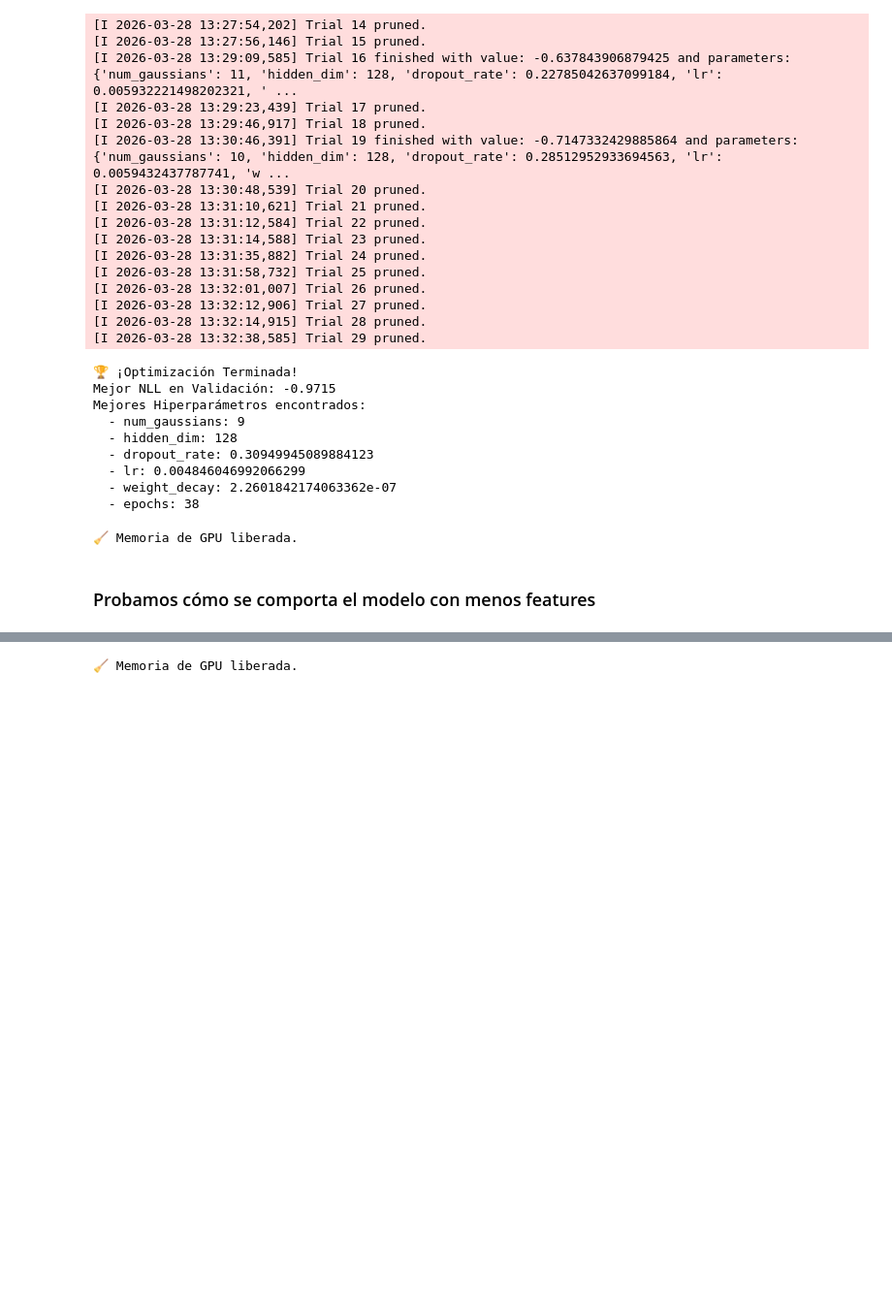
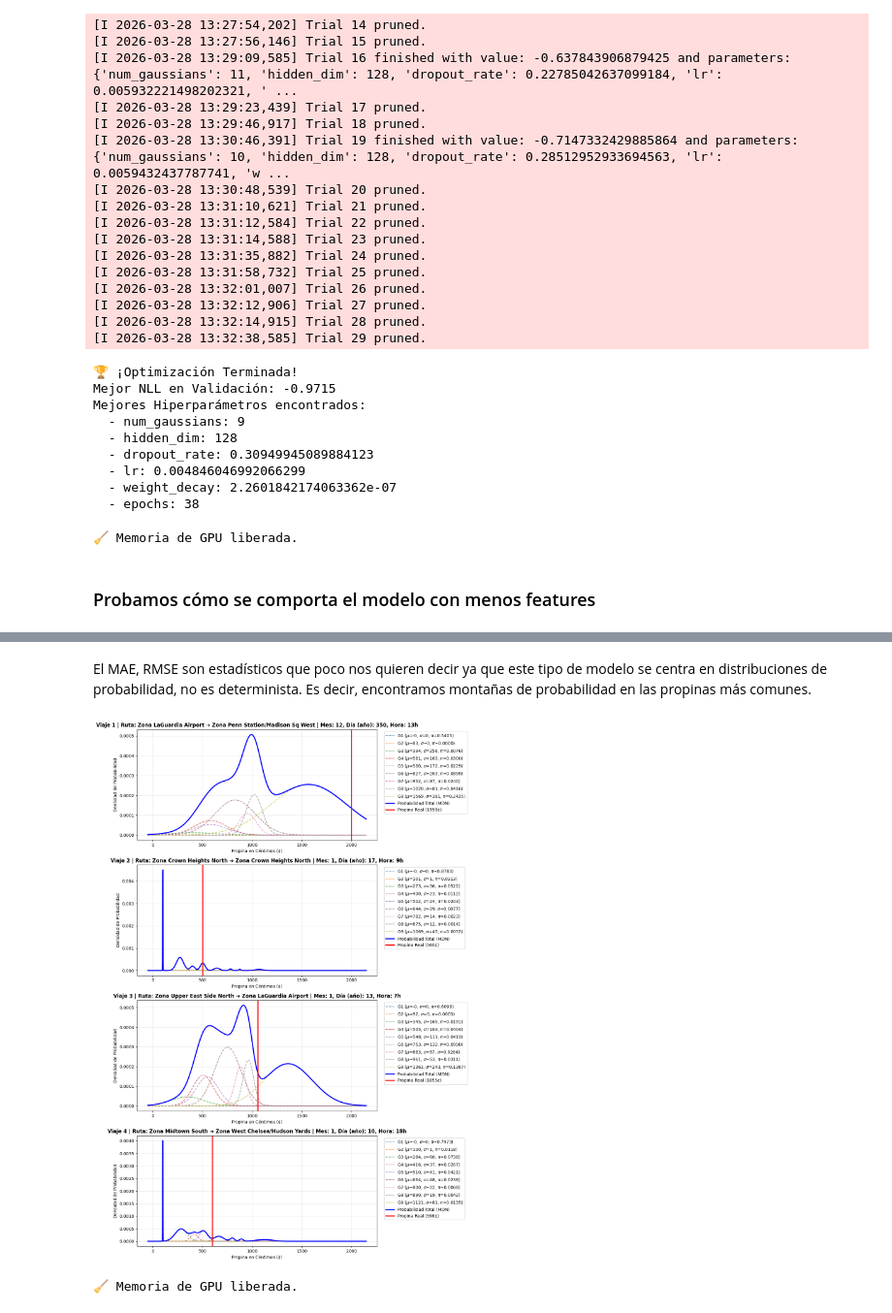
Before and after one commit to danpanto/NyFlow, a Jupyter notebook: models/tip_mdn_model.ipynb, the cells around one changed output, grey strips where cells are left out. Shown at 97% size. Drawn from its saved outputs; the diff is of its cells as text; code cells hidden in the pictures; blank space fills up the shorter version.

Commit message:
Añade modelo final tip guardado como pesos pth

```diff
--- a/models/tip_mdn_model.ipynb
+++ b/models/tip_mdn_model.ipynb
@@ -242,4 +242,22 @@ def entrenar(num_cols, cat_vocab_sizes, cat_cols, temp_cols, target_col = ["tip_
 
 
     return modelo
+# %%
+# --- PREPARACIÓN ---
+# variables Numéricas (16 columnas) -> Irán al StandardScaler interno
+num_cols = [
+    'pickup_latitude', 'pickup_longitude', 'dropoff_latitude', 'dropoff_longitude',
+    'pickup_dist_nyc', 'dropoff_dist_nyc', 'pickup_dist_chp', 'dropoff_dist_chp',
+    'pickup_dist_exp', 'dropoff_dist_exp', 'distance', 'direction',
+    'trip_duration_min', 'adj_dist', 'diff_eta', 'delay_ratio'
+]
+
+# variables Categóricas (4 columnas) -> Irán a las capas de Embedding
+cat_vocab_sizes = {'PULocationID': 264, 'DOLocationID': 264, 'payment_type': 8, 'VendorID': 5}
+cat_cols = list(cat_vocab_sizes.keys())
+
+# variables Temporales (4 columnas) -> Irán a la transformación Seno/Coseno
+temp_cols = ['month', 'dayofyear', 'weekday', 'hour']
+
+target_col = ["tip_amount"]
 # %%
@@ -810,0 +886,2 @@ NameError: name 'm3' is not defined
+# %%
+modelo_final = cargar_modelo_mdn(TaxiTipMDN, "mdn_opt_['distance', 'direction', 'trip_duration_min']")
@@ -811,3 +964,42 @@ NameError: name 'm3' is not defined
+# %% [markdown]
+El MAE, RMSE son estadísticos que poco nos quieren decir ya que este tipo de modelo se centra en distribuciones de probabilidad, no es determinista. Es decir, encontramos montañas de probabilidad en las propinas más comunes.
+# %%
+x_num_test = torch.tensor(df_test.select(num_cols_final).to_numpy(), dtype=torch.float32, device=device)
+x_temp_test = torch.tensor(df_test.select(temp_cols).to_numpy(), dtype=torch.float32, device=device)
+target_test = torch.tensor(df_test.select(target_col).to_numpy(), dtype=torch.float32, device=device)
+cat_data_test = {col: torch.tensor(df_test[col].to_numpy(), dtype=torch.long, device=device) for col in cat_cols}
+
+
+mascara_propinas = (target_test.squeeze() > 300)
+
+x_num_con_propina = x_num_test[mascara_propinas]
+x_temp_con_propina = x_temp_test[mascara_propinas]
+target_con_propina = target_test[mascara_propinas]
+
+cat_con_propina = {
+    col: tensor[mascara_propinas]
+    for col, tensor in cat_data_test.items()
+}
+
+plot_mdn_predictions_real(
+    modelo_final,
+    x_num_con_propina[:4],
+    {k: v[:4] for k, v in cat_con_propina.items()},
+    x_temp_con_propina[:4],
+    target_con_propina[:4],
+    num_samples=4
+)
+
+try:
+    del x_num_test, x_temp_test, target_test, cat_data_test
+    del x_num_con_propina, x_temp_con_propina, target_con_propina, cat_con_propina
+except NameError:
+    pass
+
+gc.collect()
+torch.cuda.empty_cache()
+# %% [output]
+[figure, added]
 # %%
 try:
     del x_num_val, x_temp_val, target_val, cat_data_val, x_num_gpu, x_temp_gpu, target_gpu, cat_data_gpu
```
Also changed, not shown: parts of 15 cells of this notebook, 2 other files.
